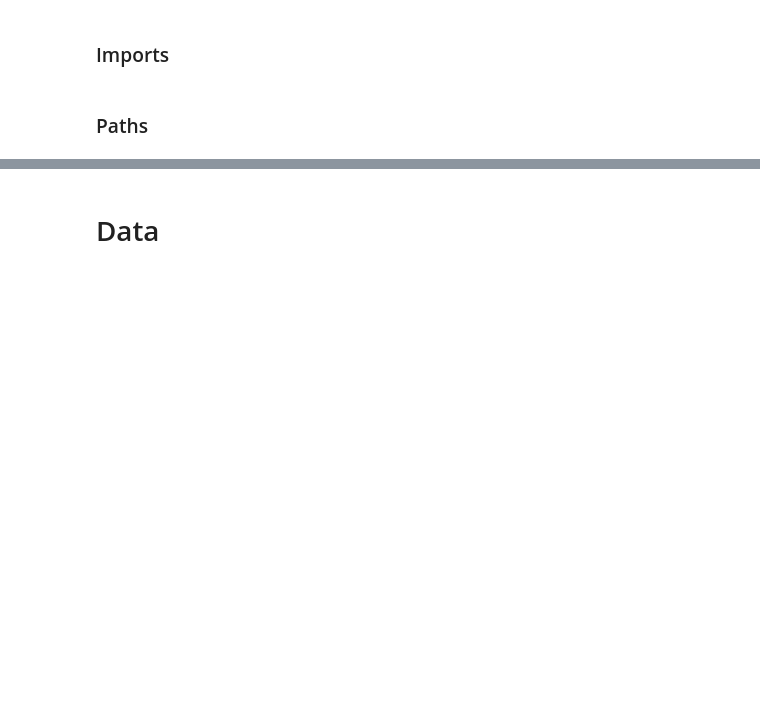
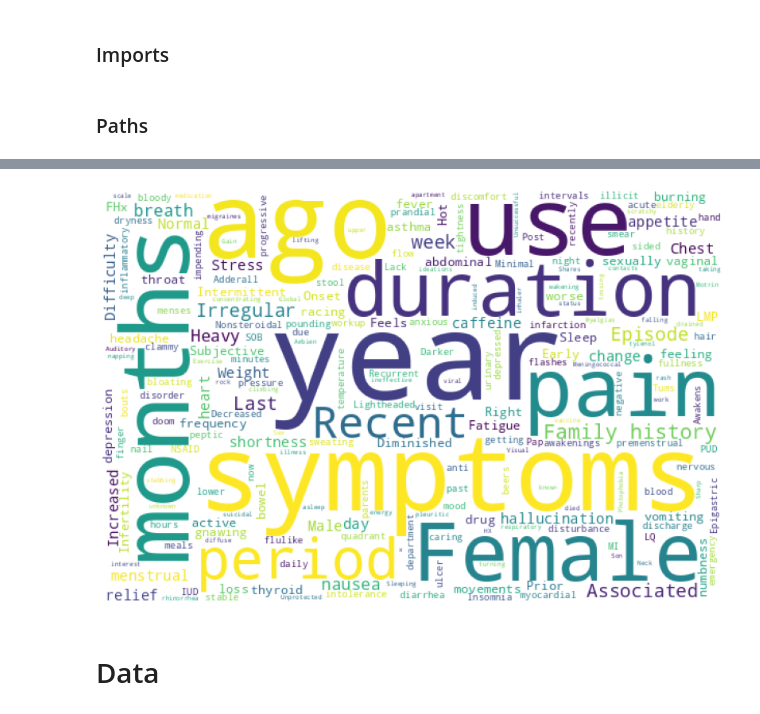
Before and after one commit to LAUGHY-PTPK/BIG-DATA-SPARK, a Jupyter notebook: nbme-roberta.ipynb, the cells around one changed output, grey strips where cells are left out. Cells and saved outputs as stored; diff of their text form; code cells hidden in the pictures; blank space fills up the shorter version.

```diff
--- a/nbme-roberta.ipynb
+++ b/nbme-roberta.ipynb
@@ -31,0 +60,11 @@ NUM_WORKERS = 2
+# %%
+all_feat = []
+all_feat_len = []
+for notes in features['feature_text']:
+    all_feat.append(notes)
+    all_feat_len.append(len(notes))
+print("Average length of Patient History - ",np.mean(all_feat_len))
+fig = px.histogram(x = all_feat_len,  marginal="violin",nbins = 200)
+fig.update_layout(template="plotly_white")
+fig.update_xaxes(title = "Length of Features")
+fig.show()
@@ -32,3 +275,13 @@ NUM_WORKERS = 2
+# %%
+wordcloud_feat = wordcloud.WordCloud(stopwords=wordcloud.STOPWORDS, max_font_size=120, max_words=5000,
+                      width = 600, height = 400,
+                      background_color='white').generate(" ".join(all_feat))
+fig, ax = plt.subplots(figsize=(14,10))
+ax.imshow(wordcloud_feat, interpolation='bilinear')
+ax.set_axis_off()
+plt.imshow(wordcloud_feat);
+# %% [output]
+[figure, added]
 # %% [markdown]
 # Data
 # %% [markdown]
```
Also changed, not shown: parts of 16 cells of this notebook.
